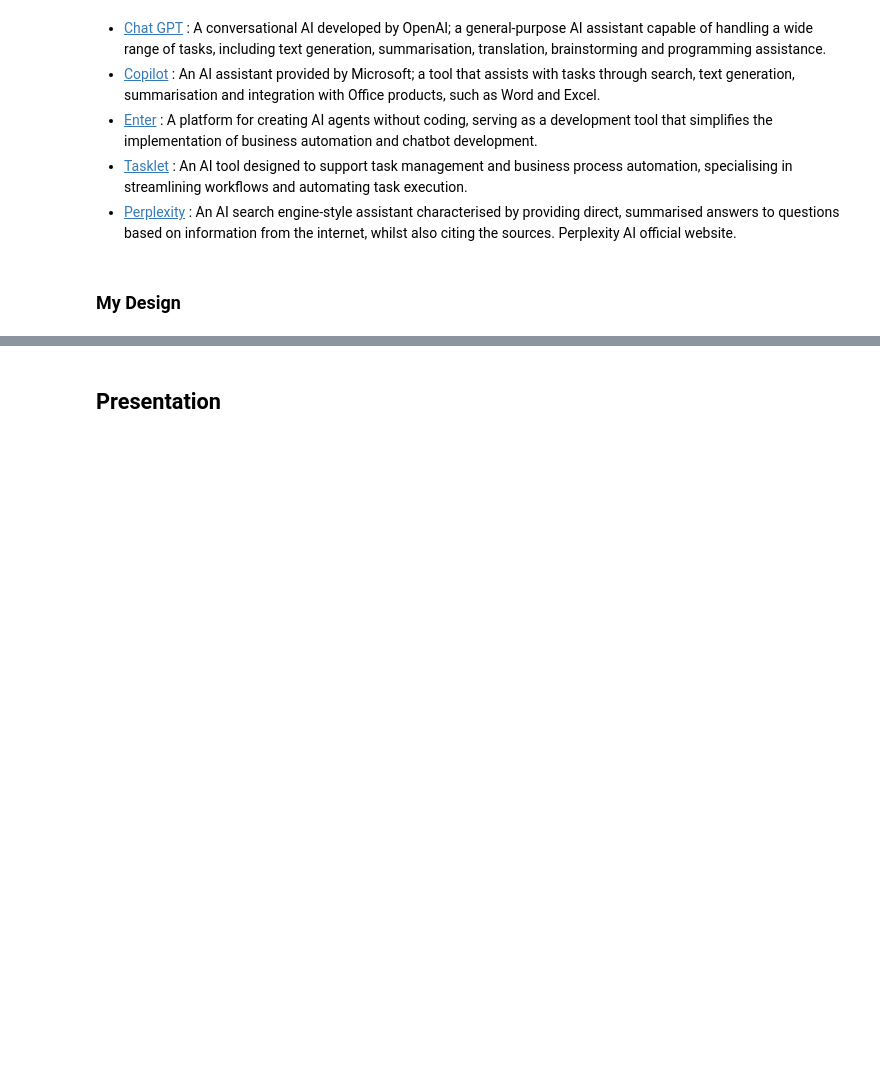
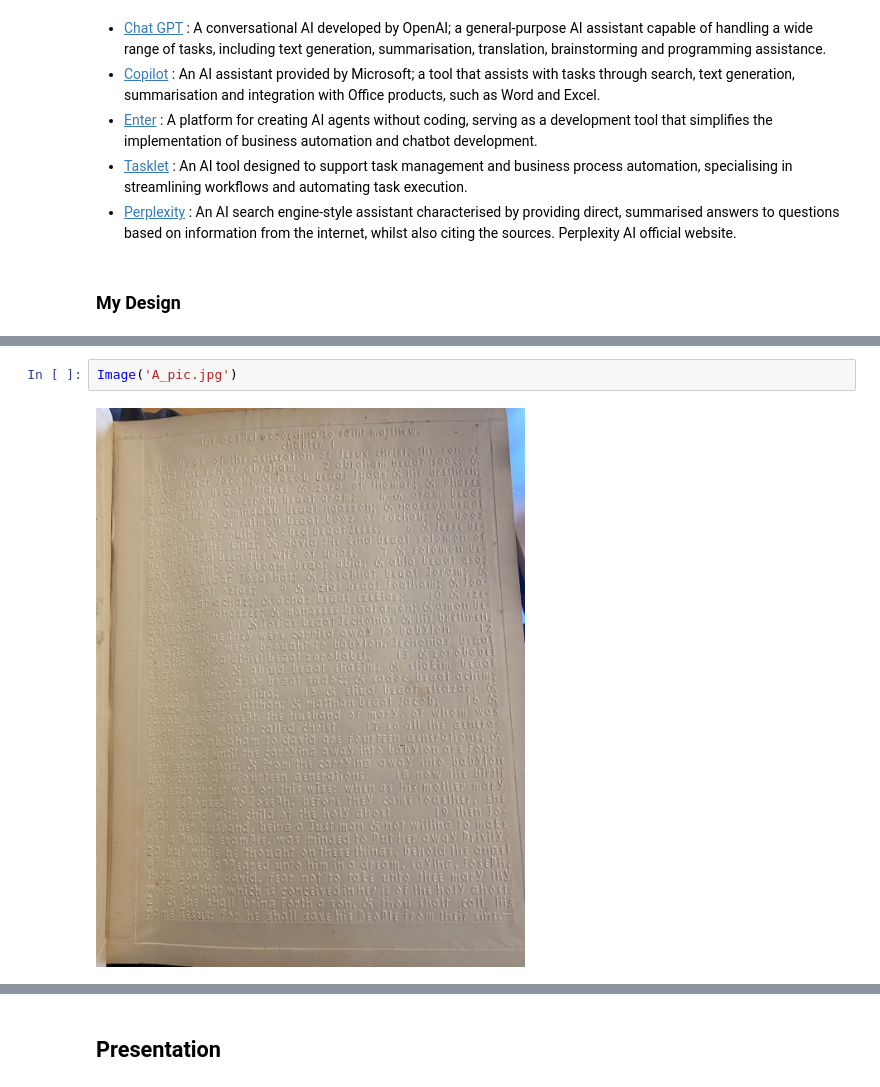
Before and after one commit to Daria-637/ai-for-the-arts-B-, a Jupyter notebook: PROJECT.ipynb, the cells around one changed output, grey strips where cells are left out. Drawn from its saved outputs; the diff is of its cells as text; blank space fills up the shorter version.

```diff
--- a/PROJECT.ipynb
+++ b/PROJECT.ipynb
@@ -57,0 +69,4 @@ Perplexity AI official website.
+# %%
+Image('A_pic.jpg')
+# %% [output]
+[figure, added]
```
Also changed, not shown: parts of 4 cells of this notebook.
